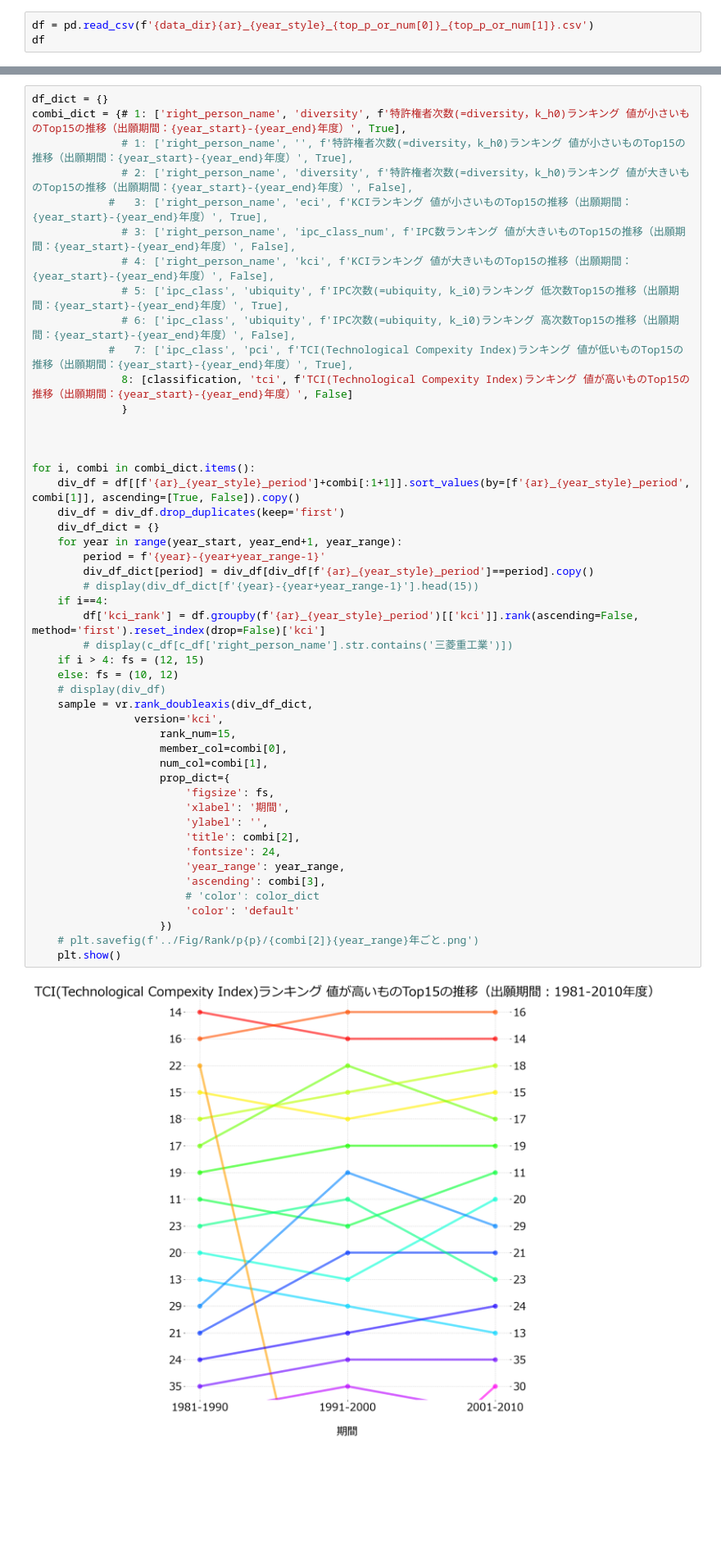
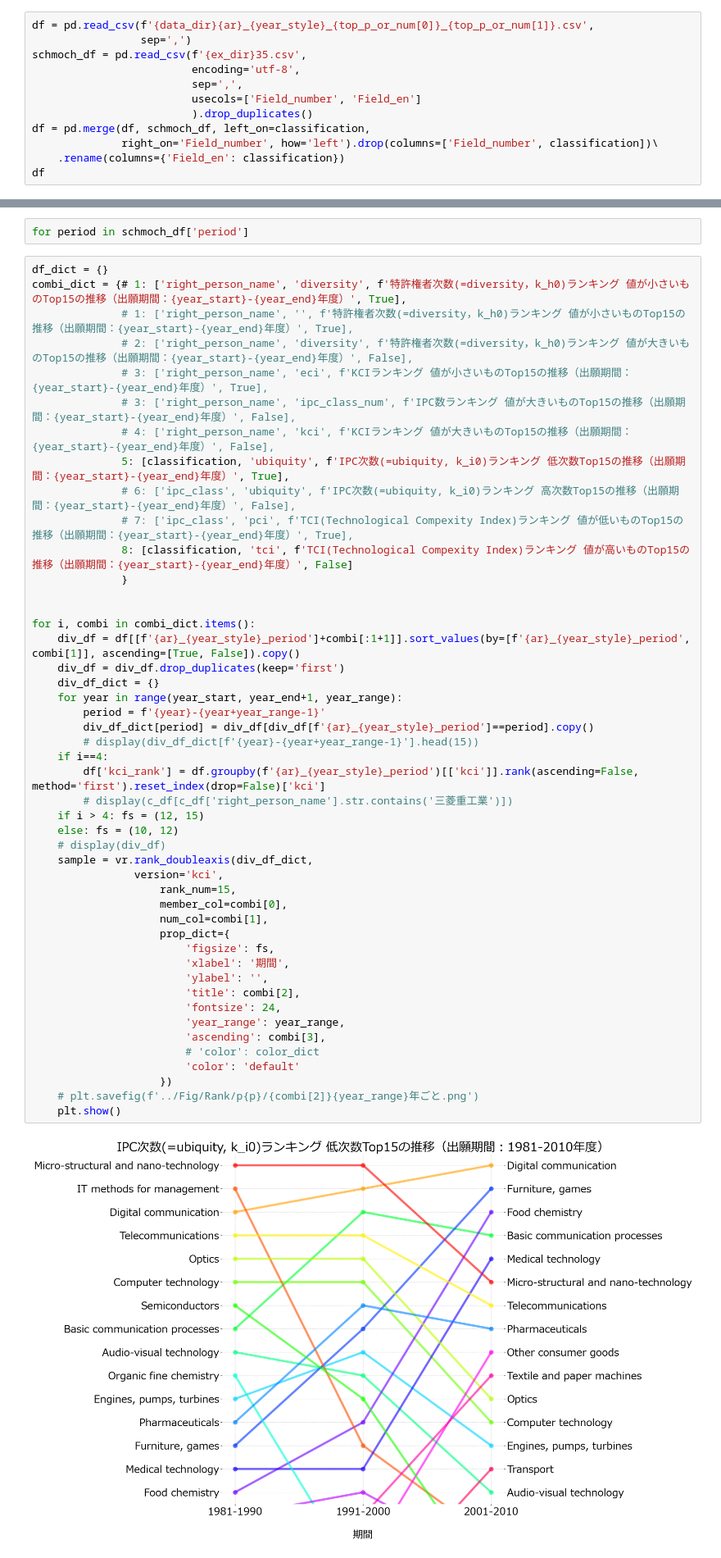
Before and after one commit to RintaroKARASHIMA/KCIinJapaneseFirms, a Jupyter notebook: notebooks/3_analysis/n5_Technology.ipynb, the cells around one changed output, grey strips where cells are left out. Shown at 82% size. Saved outputs shown, nothing was run; the diff lists cells and outputs as text; blank space fills up the shorter version.

```diff
--- a/notebooks/3_analysis/n5_Technology.ipynb
+++ b/notebooks/3_analysis/n5_Technology.ipynb
@@ -37,6 +38,15 @@ applicant_weight = initial_condition.APPLICANT_WEIGHT
 extract_population = initial_condition.EXTRACT_POPULATION
 top_p_or_num = initial_condition.TOP_P_OR_NUM
 # %%
-df = pd.read_csv(f'{data_dir}{ar}_{year_style}_{top_p_or_num[0]}_{top_p_or_num[1]}.csv')
+df = pd.read_csv(f'{data_dir}{ar}_{year_style}_{top_p_or_num[0]}_{top_p_or_num[1]}.csv',
+                 sep=',')
+schmoch_df = pd.read_csv(f'{ex_dir}35.csv',
+                         encoding='utf-8',
+                         sep=',',
+                         usecols=['Field_number', 'Field_en']
+                         ).drop_duplicates()
+df = pd.merge(df, schmoch_df, left_on=classification,
+              right_on='Field_number', how='left').drop(columns=['Field_number', classification])\
+    .rename(columns={'Field_en': classification})
 df
 # %% [output]
@@ -56,17 +80,18 @@ df
+# %%
+for period in schmoch_df['period']
 # %%
 df_dict = {}
 combi_dict = {# 1: ['right_person_name', 'diversity', f'特許権者次数(=diversity，k_h0)ランキング 値が小さいものTop15の推移（出願期間：{year_start}-{year_end}年度）', True],
               # 1: ['right_person_name', '', f'特許権者次数(=diversity，k_h0)ランキング 値が小さいものTop15の推移（出願期間：{year_start}-{year_end}年度）', True],
               # 2: ['right_person_name', 'diversity', f'特許権者次数(=diversity，k_h0)ランキング 値が大きいものTop15の推移（出願期間：{year_start}-{year_end}年度）', False],
-            #   3: ['right_person_name', 'eci', f'KCIランキング 値が小さいものTop15の推移（出願期間：{year_start}-{year_end}年度）', True],
+              # 3: ['right_person_name', 'eci', f'KCIランキング 値が小さいものTop15の推移（出願期間：{year_start}-{year_end}年度）', True],
               # 3: ['right_person_name', 'ipc_class_num', f'IPC数ランキング 値が大きいものTop15の推移（出願期間：{year_start}-{year_end}年度）', False],
               # 4: ['right_person_name', 'kci', f'KCIランキング 値が大きいものTop15の推移（出願期間：{year_start}-{year_end}年度）', False],
-              # 5: ['ipc_class', 'ubiquity', f'IPC次数(=ubiquity, k_i0)ランキング 低次数Top15の推移（出願期間：{year_start}-{year_end}年度）', True],
+              5: [classification, 'ubiquity', f'IPC次数(=ubiquity, k_i0)ランキング 低次数Top15の推移（出願期間：{year_start}-{year_end}年度）', True],
               # 6: ['ipc_class', 'ubiquity', f'IPC次数(=ubiquity, k_i0)ランキング 高次数Top15の推移（出願期間：{year_start}-{year_end}年度）', False],
-            #   7: ['ipc_class', 'pci', f'TCI(Technological Compexity Index)ランキング 値が低いものTop15の推移（出願期間：{year_start}-{year_end}年度）', True],
+              # 7: ['ipc_class', 'pci', f'TCI(Technological Compexity Index)ランキング 値が低いものTop15の推移（出願期間：{year_start}-{year_end}年度）', True],
               8: [classification, 'tci', f'TCI(Technological Compexity Index)ランキング 値が高いものTop15の推移（出願期間：{year_start}-{year_end}年度）', False]
               }
-
 
 
 for i, combi in combi_dict.items():
@@ -75,31 +100,31 @@ for i, combi in combi_dict.items():
     div_df_dict = {}
     for year in range(year_start, year_end+1, year_range):
         period = f'{year}-{year+year_range-1}'
         div_df_dict[period] = div_df[div_df[f'{ar}_{year_style}_period']==period].copy()
         # display(div_df_dict[f'{year}-{year+year_range-1}'].head(15))
     if i==4:
         df['kci_rank'] = df.groupby(f'{ar}_{year_style}_period')[['kci']].rank(ascending=False, method='first').reset_index(drop=False)['kci']
         # display(c_df[c_df['right_person_name'].str.contains('三菱重工業')])
     if i > 4: fs = (12, 15)
     else: fs = (10, 12)
     # display(div_df)
     sample = vr.rank_doubleaxis(div_df_dict,
                 version='kci',
                     rank_num=15,
                     member_col=combi[0],
                     num_col=combi[1],
                     prop_dict={
                         'figsize': fs,
                         'xlabel': '期間',
                         'ylabel': '',
                         'title': combi[2],
                         'fontsize': 24,
                         'year_range': year_range,
                         'ascending': combi[3],
                         # 'color': color_dict
                         'color': 'default'
                     })
     # plt.savefig(f'../Fig/Rank/p{p}/{combi[2]}{year_range}年ごと.png')
     plt.show()
 # %% [output]
-[figure, old version]
+[figure, new version]
```
Also changed, not shown: parts of 5 cells of this notebook, 4 other files.
